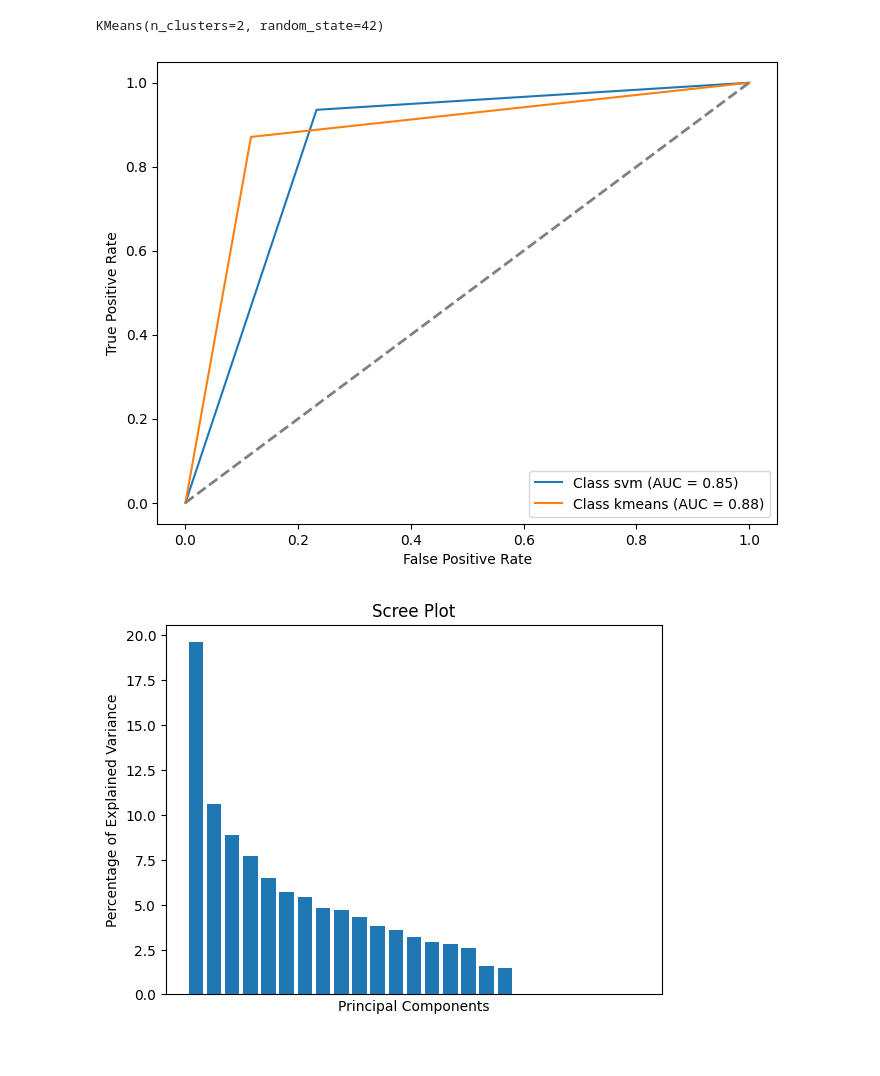
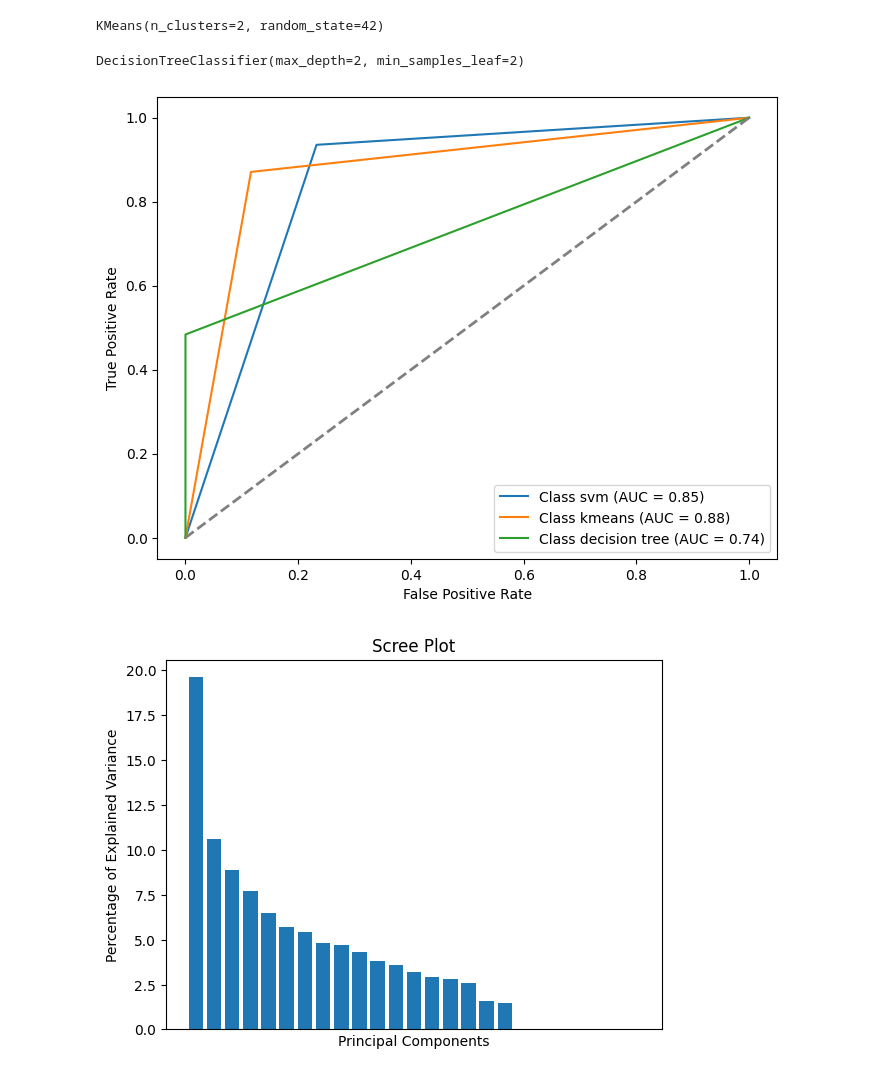
Before and after one commit to tohidnoori/Svm-ml-python, a Jupyter notebook: svm-heart-disease.ipynb, the cells around one changed output. Drawn from its saved outputs; the diff is of its cells as text; code cells hidden in the pictures.

Commit message:
2402/01/03 | adding roc-auc curve for decision-tree in svm-heart-disease.ipynb

```diff
--- a/svm-heart-disease.ipynb
+++ b/svm-heart-disease.ipynb
@@ -103,33 +104,44 @@ kmeans = KMeans(n_clusters=2, random_state=42, n_init="auto")
 kmeans.fit(X_train_scaled, y_train)
 # %% [output]
 KMeans(n_clusters=2, random_state=42)
+# %%
+
+decision_tree = tree.DecisionTreeClassifier(min_samples_leaf=2,max_depth=2,min_samples_split=2)
+decision_tree.fit(X_train_scaled,y_train)
+# %% [output]
+DecisionTreeClassifier(max_depth=2, min_samples_leaf=2)
 # %%
 y_score_svm = clf_svm.predict(X_test_scaled)
 fpr_svm, tpr_svm, thresholds_svm = roc_curve(y_test, y_score_svm)
 roc_auc_svm = auc(fpr_svm, tpr_svm)
 
 y_score_kmeans = kmeans.predict(X_test_scaled)
 fpr_kmeans, tpr_kmeans, thresholds_kmeans = roc_curve(y_test, y_score_kmeans)
 roc_auc_kmeans = auc(fpr_kmeans, tpr_kmeans)
 
+y_score_dt = decision_tree.predict(X_test_scaled)
+fpr_dt, tpr_dt, thresholds_dt = roc_curve(y_test, y_score_dt)
+roc_auc_dt = auc(fpr_dt, tpr_dt)
+
 plt.figure(figsize=(8, 6))
 
 plt.plot(fpr_svm, tpr_svm, label=f'Class svm (AUC = {roc_auc_svm:.2f})')
 plt.plot(fpr_kmeans, tpr_kmeans, label=f'Class kmeans (AUC = {roc_auc_kmeans:.2f})')
+plt.plot(fpr_dt, tpr_dt, label=f'Class decision tree (AUC = {roc_auc_dt:.2f})')
 
 # Plot a diagonal line for reference
 plt.plot([0, 1], [0, 1], linestyle='--', color='gray', linewidth=2)
 
 # Set plot labels and legend
 plt.xlabel('False Positive Rate')
 plt.ylabel('True Positive Rate')
 # plt.title(f'ROC Curve for Class {class_index}')
 plt.legend(loc='lower right')
 
 # Show the plot
 plt.show()
 # %% [output]
-[figure, old version]
+[figure, new version]
 # %%
 pca= PCA()
 X_train_pca = pca.fit_transform(X_train_scaled)
```
Also changed, not shown: parts of 1 cell of this notebook.
